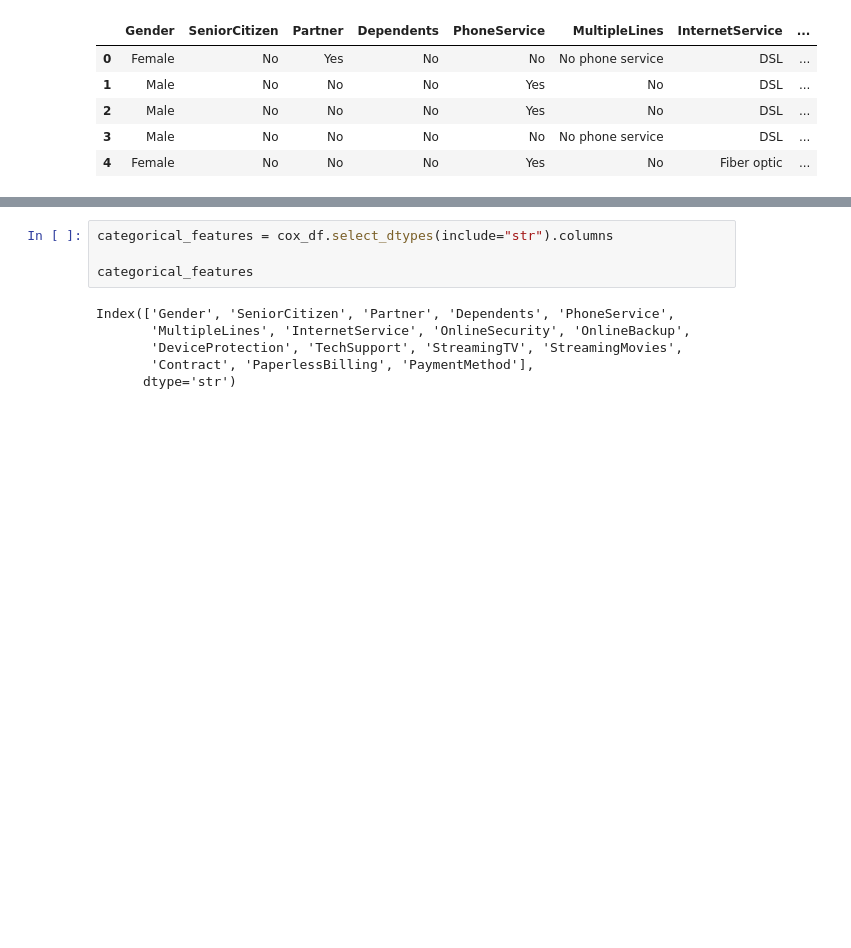
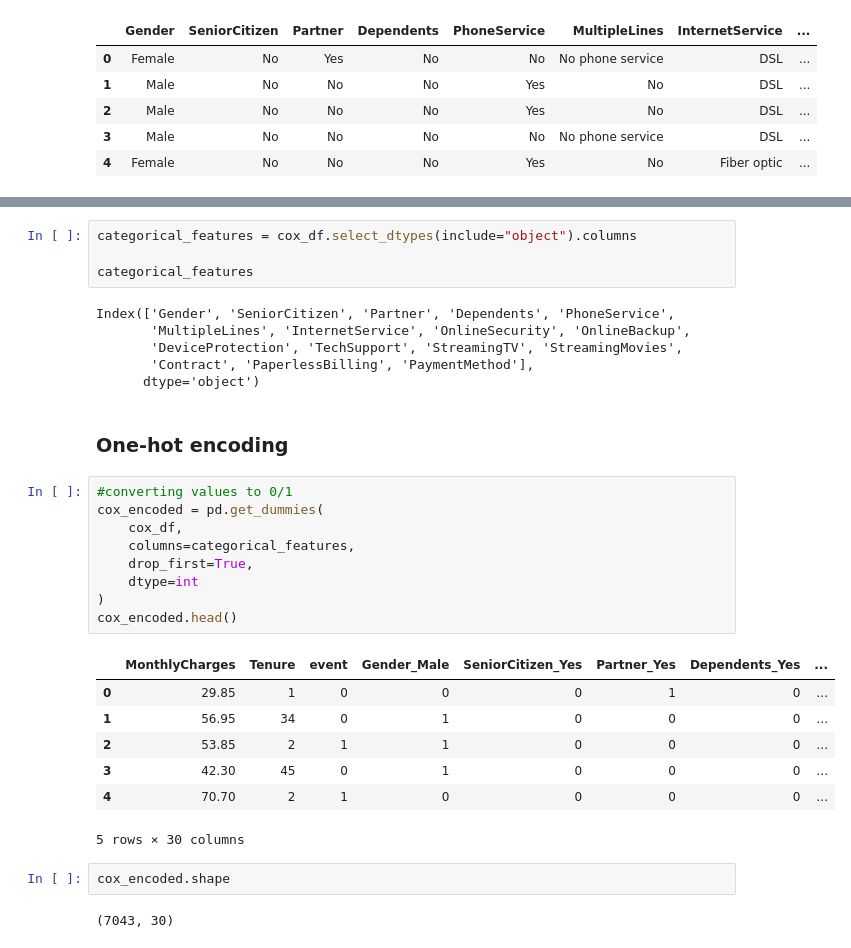
Before and after one commit to AbhijithAJ3/customer-churn-ltv, a Jupyter notebook: notebooks/04_ltv_modeling.ipynb, the cells around one changed output, grey strips where cells are left out. Drawn from its saved outputs; the diff is of its cells as text; blank space fills up the shorter version.

```diff
--- a/notebooks/04_ltv_modeling.ipynb
+++ b/notebooks/04_ltv_modeling.ipynb
@@ -168,5 +165,5 @@ Index(['Gender', 'SeniorCitizen', 'Partner', 'Dependents', 'PhoneService',
 # %%
-categorical_features = cox_df.select_dtypes(include="str").columns
+categorical_features = cox_df.select_dtypes(include="object").columns
 
 categorical_features
 # %% [output]
@@ -174,4 +171,27 @@ Index(['Gender', 'SeniorCitizen', 'Partner', 'Dependents', 'PhoneService',
        'MultipleLines', 'InternetService', 'OnlineSecurity', 'OnlineBackup',
        'DeviceProtection', 'TechSupport', 'StreamingTV', 'StreamingMovies',
        'Contract', 'PaperlessBilling', 'PaymentMethod'],
-      dtype='str')
+      dtype='object')
+# %% [markdown]
+### One-hot encoding
+# %%
+#converting values to 0/1
+cox_encoded = pd.get_dummies(
+    cox_df,
+    columns=categorical_features,
+    drop_first=True,
+    dtype=int
+)
+cox_encoded.head()
+# %% [output]
+|  | MonthlyCharges | Tenure | event | Gender_Male | SeniorCitizen_Yes | Partner_Yes | Dependents_Yes | ... |
+| 0 | 29.85 | 1 | 0 | 0 | 0 | 1 | 0 | ... |
+| 1 | 56.95 | 34 | 0 | 1 | 0 | 0 | 0 | ... |
+| 2 | 53.85 | 2 | 1 | 1 | 0 | 0 | 0 | ... |
+| 3 | 42.30 | 45 | 0 | 1 | 0 | 0 | 0 | ... |
+| 4 | 70.70 | 2 | 1 | 0 | 0 | 0 | 0 | ... |
+5 rows × 30 columns
+# %%
+cox_encoded.shape
+# %% [output]
+(7043, 30)
```
Also changed, not shown: parts of 20 cells of this notebook.
